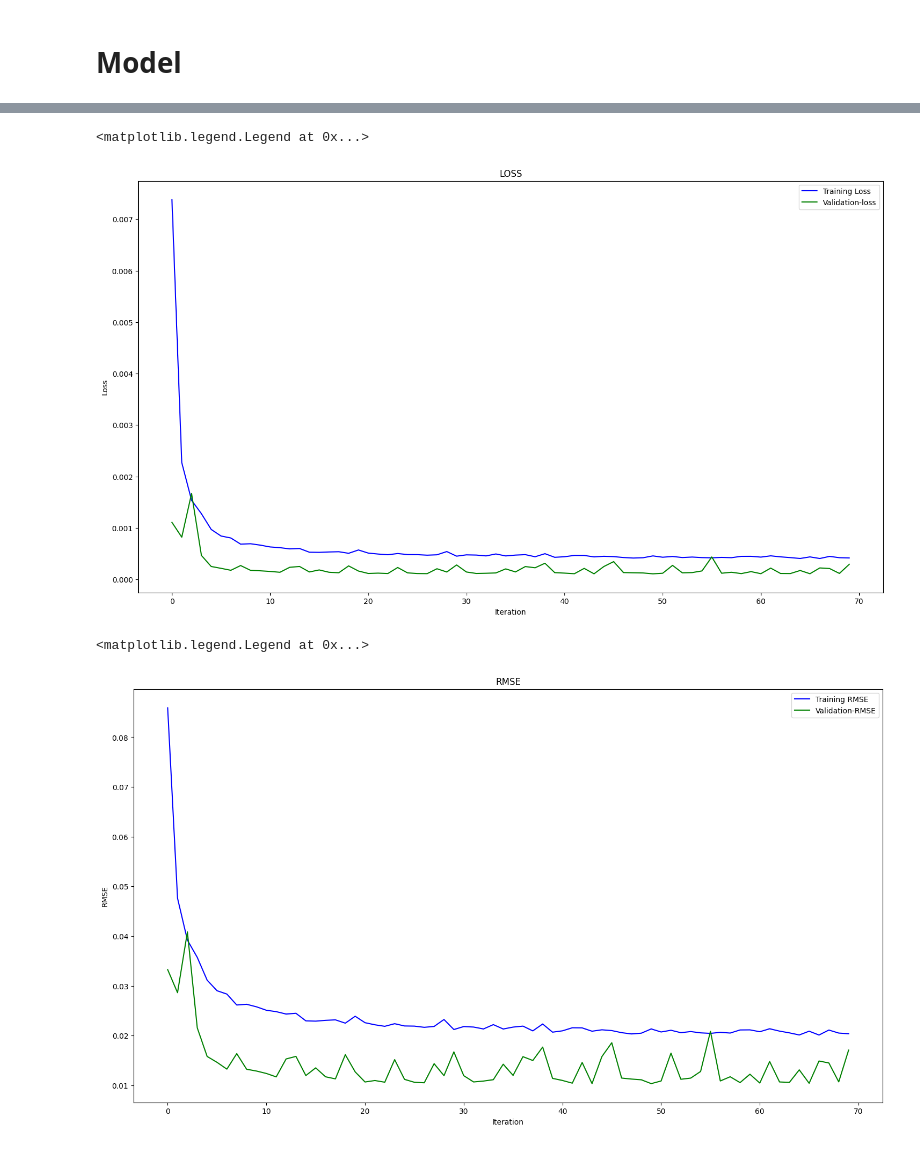
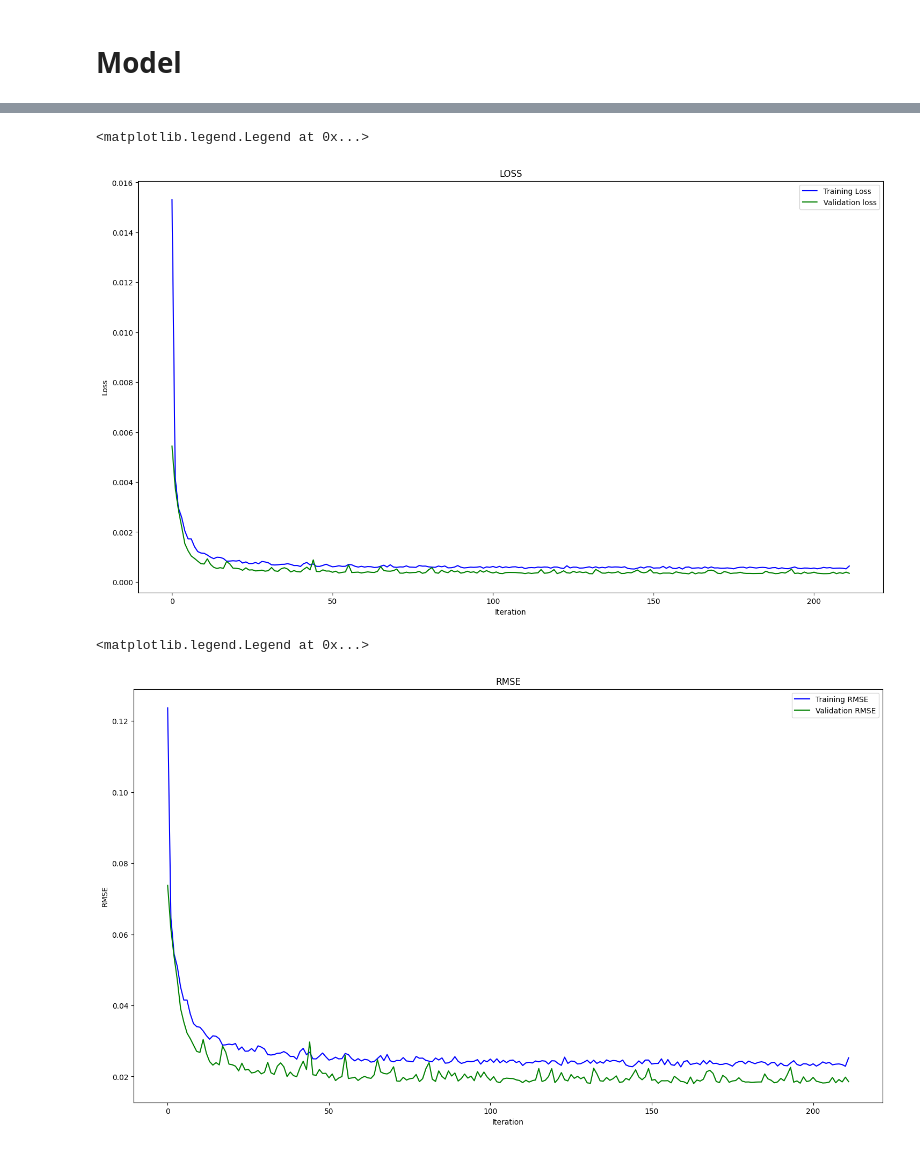
Before and after one commit to AlexBerryhill/Algotrader-AI, a Jupyter notebook: RNN_alcoModel.ipynb, the cells around one changed output, grey strips where cells are left out. Cells and saved outputs as stored; diff of their text form; code cells hidden in the pictures.

```diff
--- a/RNN_alcoModel.ipynb
+++ b/RNN_alcoModel.ipynb
@@ -47,7 +47,7 @@ data path to save onnx model C:\Users\amsb9\AppData\Roaming\Python\Python311\sit
 #set start and end dates for history data
 from datetime import timedelta,datetime
 end_date = datetime.now()
-start_date = end_date - timedelta(days=240)
+start_date = end_date - timedelta(days=120)
 
 #print start and end dates
 print("data start date=",start_date)
@@ -71,0 +72,5 @@ df.head()
+# %%
+df['datetime']=pd.to_datetime(df['time'], unit='s')
+
+print(df['datetime'][0])
+print(df['datetime'][len(df)-1])
@@ -154,7 +162,7 @@ model.add(Dense(units=1, activation = 'sigmoid'))
 model.compile(optimizer='adam', loss= 'mse' , metrics = [rmse()])
 
 # define early stopping
-early_stopping = EarlyStopping(monitor='val_loss', patience=20, restore_best_weights=True)
+early_stopping = EarlyStopping(monitor='val_loss', patience=50, restore_best_weights=True)
 # %%
 #measure time
 import time
@@ -188,26 +196,26 @@ fit time = 471.2863941192627  seconds.
 #show iteration-loss graph for training and validation
 plt.figure(figsize = (18,10))
 plt.plot(history.history['loss'],label='Training Loss',color='b')
-plt.plot(history.history['val_loss'],label='Validation-loss',color='g')
+plt.plot(history.history['val_loss'],label='Validation loss',color='g')
 plt.xlabel("Iteration")
 plt.ylabel("Loss")
 plt.title("LOSS")
 plt.legend()
 # %% [output]
 <matplotlib.legend.Legend at 0x...>
-[figure, old version]
+[figure, new version]
 # %%
 #show iteration-rmse graph for training and validation
 plt.figure(figsize = (18,10))
 plt.plot(history.history['root_mean_squared_error'],label='Training RMSE',color='b')
-plt.plot(history.history['val_root_mean_squared_error'],label='Validation-RMSE',color='g')
+plt.plot(history.history['val_root_mean_squared_error'],label='Validation RMSE',color='g')
 plt.xlabel("Iteration")
 plt.ylabel("RMSE")
 plt.title("RMSE")
 plt.legend()
 # %% [output]
 <matplotlib.legend.Legend at 0x...>
-[figure, old version]
+[figure, new version]
 # %%
 #evaluate training data
 model.evaluate(x_train,y_train, batch_size = 32)
```
Also changed, not shown: parts of 16 cells of this notebook.
